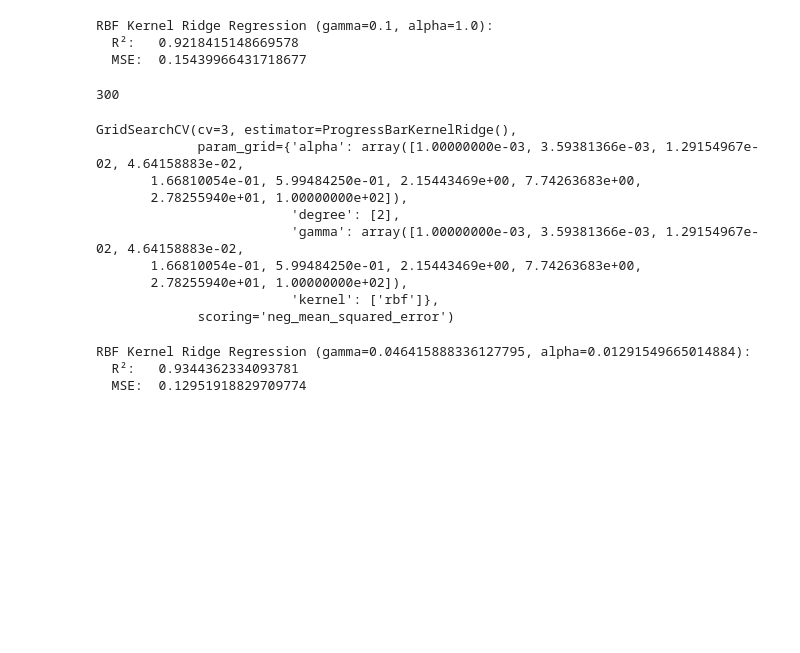
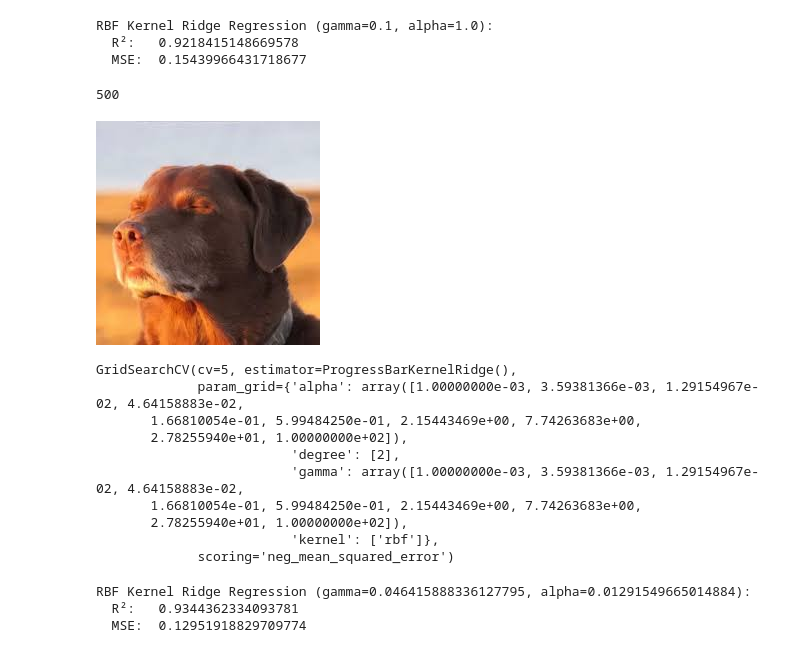
Before and after one commit to axeleth/Assignment, a Jupyter notebook: main.ipynb, the cells around one changed output. Saved outputs shown, nothing was run; the diff lists cells and outputs as text; code cells hidden in the pictures; blank space fills up the shorter version.

```diff
--- a/main.ipynb
+++ b/main.ipynb
@@ -572,39 +577,44 @@ RBF Kernel Ridge Regression (gamma=0.1, alpha=1.0):
   R²:   0.9218415148669578
   MSE:  0.15439966431718677
 # %%
+# display(Image('./images.jpeg'))
+
+
 alphas = np.logspace(-3, 2, 10)
 gammas = np.logspace(-3, 2, 10)
-cross_validations = 3
+cross_validations = 5
 
 param_grid = {'alpha': alphas,
 'degree': [2],
 'kernel': ['rbf'],
 'gamma': gammas}
 
 total_searches = (
     len(alphas)
     *cross_validations
     *len(param_grid['degree'])
     *len(param_grid['kernel'])
     *len(param_grid['gamma'])
 )
 
 print(total_searches)
 
 pbar = tqdm(total=total_searches)
 
-class ProgressBarKernelRidge(KernelRidge):
 
-    def fit(self, X, y=None, **fit_params):
-        pbar.update(1)
-        return super().fit(X, y, **fit_params)
+# class ProgressBarKernelRidge(KernelRidge):
 
+#     def fit(self, X, y=None, **fit_params):
+#         pbar.update(1)
+#         return super().fit(X, y, **fit_params)
 
+display(Image('./images.jpeg'))
 grid_search = GridSearchCV(ProgressBarKernelRidge(), param_grid, cv=cross_validations, scoring='neg_mean_squared_error')
 grid_search.fit(X_train, y_train)
 # %% [output]
-300
+500
+[figure, added]
-GridSearchCV(cv=3, estimator=ProgressBarKernelRidge(),
+GridSearchCV(cv=5, estimator=ProgressBarKernelRidge(),
              param_grid={'alpha': array([1.00000000e-03, 3.59381366e-03, 1.29154967e-02, 4.64158883e-02,
        1.66810054e-01, 5.99484250e-01, 2.15443469e+00, 7.74263683e+00,
        2.78255940e+01, 1.00000000e+02]),
```
Also changed, not shown: parts of 9 cells of this notebook, 2 other files.
